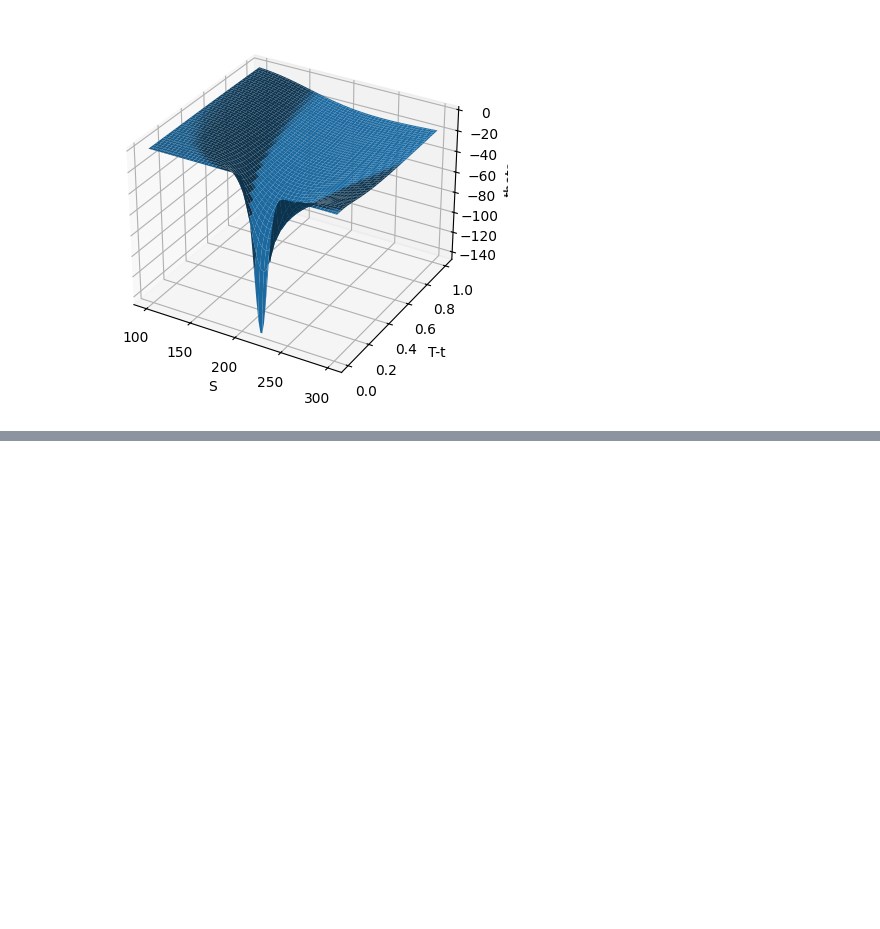
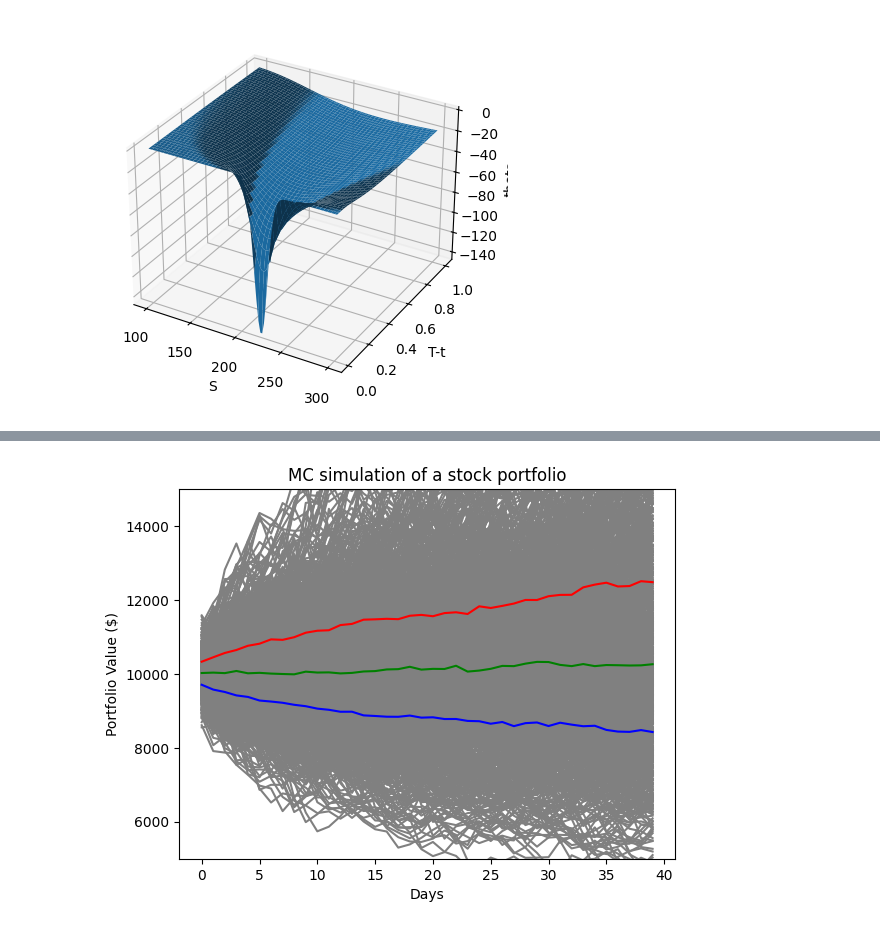
Before and after one commit to xuestella03/Options-Pricer, a Jupyter notebook: CS Projects/Black Scholes.ipynb, the cells around one changed output, grey strips where cells are left out. Drawn from its saved outputs; the diff is of its cells as text; code cells hidden in the pictures; blank space fills up the shorter version.

```diff
--- a/CS Projects/Black Scholes.ipynb
+++ b/CS Projects/Black Scholes.ipynb
@@ -132,0 +139,93 @@ plt.show()
+# %%
+# df = pdr.DataReader('GE', 'yahoo', start='2019-09-10', end='2019-10-09')
+# df.head()
+import yfinance as yf
+data = yf.download(["AAPL","NVDA"], start='2019-09-10', end='2020-10-09')
+data.head()
+
+def get_data(stock, start, end):
+    stockData = yf.download(stock, start=start, end=end)
+    stockData = stockData['Close']
+    returns = stockData.pct_change()
+    meanReturns = returns.mean()
+    covMatrix = returns.cov()
+    return meanReturns, covMatrix
+
+stocks = ['NVDA', 'INTC', 'SNAP', 'GOOGL']
+endDate = dt.datetime.now()
+startDate = endDate - dt.timedelta(days=300)
+
+meanReturns, covMatrix = get_data(stocks, startDate, endDate)
+
+print(meanReturns)
+
+# weights = np.random.random(len(meanReturns))
+weights = [1, 1, 1, 200]
+weights /= np.sum(weights)
+weights2 = [200, 200, 200, 1]
+weights2 /= np.sum(weights2)
+
+print(weights)
+
+# number of simulations
+mc_sims = 1000
+T = 40 # time frame in days
+
+# arrays to store info
+meanM = np.full(shape=(T, len(weights)), fill_value=meanReturns) # matrix
+meanM = meanM.T
+
+portfolio_sims = np.full(shape=(T, mc_sims), fill_value=0.0)
+
+initialPortfolio = 10000
+
+for m in range (0, mc_sims):
+    # mc loops
+    # you take a bunch of uncorrelated normally distributed samples and use Cholesky decomposition to produce normal vars with a given correlation
+    Z = np.random.normal(size=(T, len(weights)))
+    L = np.linalg.cholesky(covMatrix)
+    dailyReturns = meanM + np.inner(L, Z)
+    portfolio_sims[:,m] = np.cumprod(np.inner(weights, dailyReturns.T) + 1) * initialPortfolio
+percentiles = np.percentile(portfolio_sims, [25, 50, 75], axis=1)
+
+
+plt.plot(portfolio_sims, color='grey')
+
+plt.plot(percentiles[0, :], color='blue', label='25th Percentile')
+plt.plot(percentiles[1, :], color='green', label='50th Percentile')
+plt.plot(percentiles[2, :], color='red', label='75th Percentile')
+
+# bottom, top = plt.ylim()  # return the current ylim
+# plt.ylim((bottom, top))   # set the ylim to bottom, top
+# plt.ylim(bottom, top)     # set the ylim to bottom, top
+
+plt.ylabel('Portfolio Value ($)')
+plt.xlabel('Days')
+# plt.ylim=(0, 1500)
+# plt.xlim=(0,2)
+plt.ylim(5000, 15000)
+plt.title('MC simulation of a stock portfolio')
+
+def print_summary(portfolio_sims, label):
+    final_portfolio_values = portfolio_sims[-1, :]
+    mean_final_value = np.mean(final_portfolio_values)
+    var_final_value = np.var(final_portfolio_values)
+    quart_25 = np.percentile(final_portfolio_values, 25)
+    quart_75 = np.percentile(final_portfolio_values, 75)
+
+    # 95% confidence that the portfolio will not get below VaR_95 in the given time period
+    VaR_95 = np.percentile(final_portfolio_values, 5)
+    VaR_99 = np.percentile(final_portfolio_values, 1)
+
+    print(f"Summary for {label}:")
+    print(f"Mean Final Value: ${mean_final_value:,.2f}")
+    print(f"Variance of Final Value: {var_final_value:,.2f}")
+    print(f"1st Quartile: ${quart_25:,.2f}")
+    print(f"3rd Quartile: ${quart_75:,.2f}")
+    print(f"Value at Risk (95% confidence): ${VaR_95:,.2f}")
+    print(f"Value at Risk (99% confidence): ${VaR_99:,.2f}")
+    print()
+
+print_summary(portfolio_sims, "weights = [1, 1, 1, 200]")
+# print_summary(portfolio_sims2, "weights2 = [200, 1, 1, 1]")
+# %% [output]
@@ -132,0 +248 @@ plt.show()
+[figure, added]
```
Also changed, not shown: parts of 4 cells of this notebook, 1 other file.
